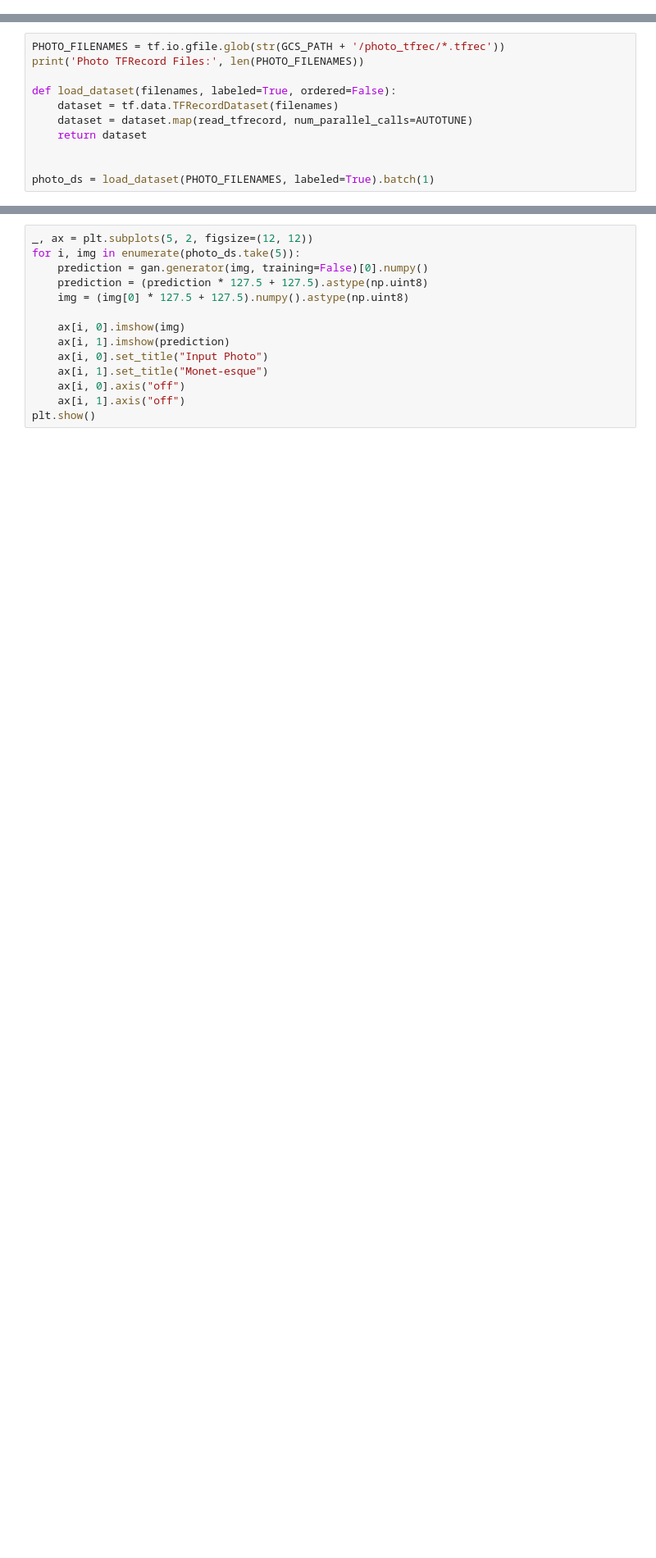
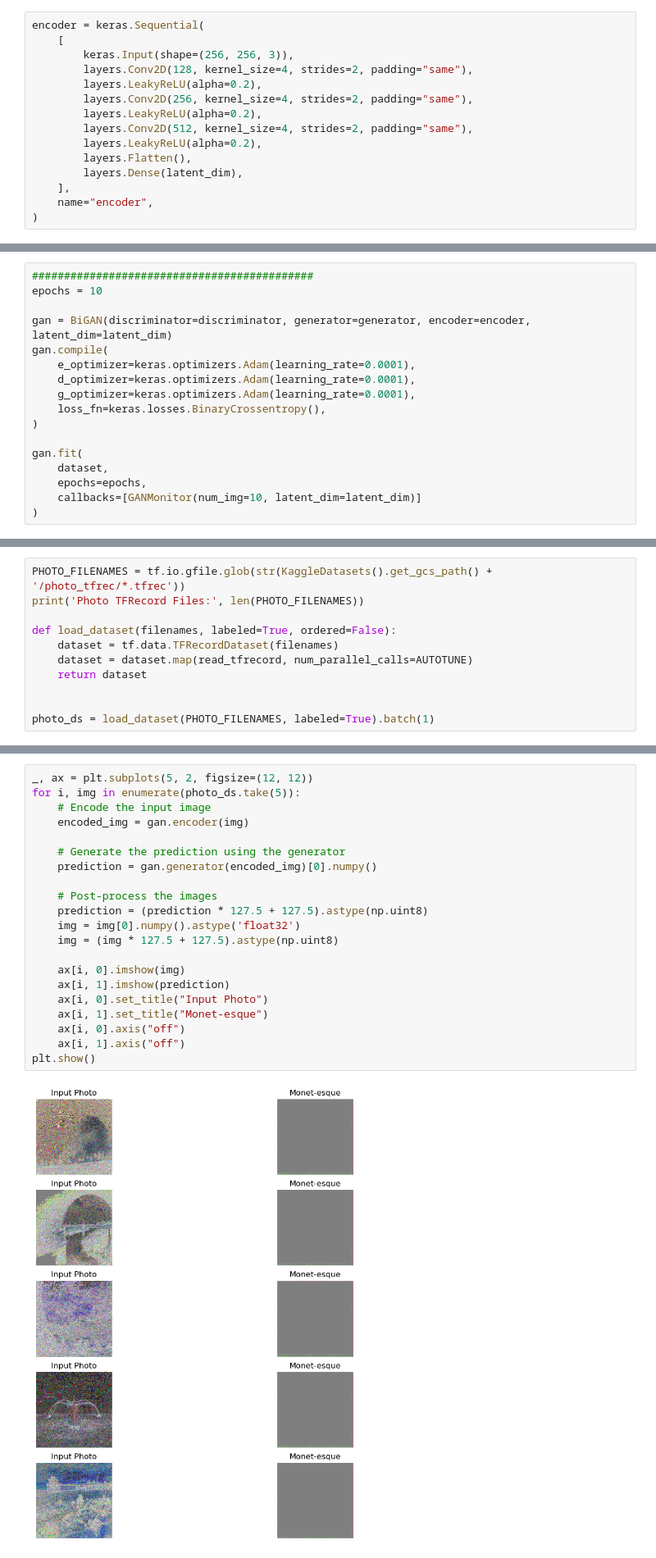
Before and after one commit to kristopher-smith/CycleGAN_Monet-Replication, a Jupyter notebook: GANs-from-scratch-with-keras.ipynb, the cells around one changed output, grey strips where cells are left out. Shown at 82% size. Drawn from its saved outputs; the diff is of its cells as text; blank space fills up the shorter version.

Commit message:
Kaggle Notebook | GANs From Scratch with Keras | Version 14

```diff
--- a/GANs-from-scratch-with-keras.ipynb
+++ b/GANs-from-scratch-with-keras.ipynb
@@ -461,0 +646,15 @@ gan.fit(
+# %%
+encoder = keras.Sequential(
+    [
+        keras.Input(shape=(256, 256, 3)),
+        layers.Conv2D(128, kernel_size=4, strides=2, padding="same"),
+        layers.LeakyReLU(alpha=0.2),
+        layers.Conv2D(256, kernel_size=4, strides=2, padding="same"),
+        layers.LeakyReLU(alpha=0.2),
+        layers.Conv2D(512, kernel_size=4, strides=2, padding="same"),
+        layers.LeakyReLU(alpha=0.2),
+        layers.Flatten(),
+        layers.Dense(latent_dim),
+    ],
+    name="encoder",
+)
@@ -461,0 +706,17 @@ gan.fit(
+# %%
+############################################
+epochs = 10
+
+gan = BiGAN(discriminator=discriminator, generator=generator, encoder=encoder, latent_dim=latent_dim)
+gan.compile(
+    e_optimizer=keras.optimizers.Adam(learning_rate=0.0001),
+    d_optimizer=keras.optimizers.Adam(learning_rate=0.0001),
+    g_optimizer=keras.optimizers.Adam(learning_rate=0.0001),
+    loss_fn=keras.losses.BinaryCrossentropy(),
+)
+
+gan.fit(
+    dataset,
+    epochs=epochs,
+    callbacks=[GANMonitor(num_img=10, latent_dim=latent_dim)]
+)
@@ -462,5 +745,5 @@ gan.fit(
 # %%
-PHOTO_FILENAMES = tf.io.gfile.glob(str(GCS_PATH + '/photo_tfrec/*.tfrec'))
+PHOTO_FILENAMES = tf.io.gfile.glob(str(KaggleDatasets().get_gcs_path() + '/photo_tfrec/*.tfrec'))
 print('Photo TFRecord Files:', len(PHOTO_FILENAMES))
 
 def load_dataset(filenames, labeled=True, ordered=False):
@@ -473,17 +758,26 @@ photo_ds = load_dataset(PHOTO_FILENAMES, labeled=True).batch(1)
 # %%
 _, ax = plt.subplots(5, 2, figsize=(12, 12))
 for i, img in enumerate(photo_ds.take(5)):
-    prediction = gan.generator(img, training=False)[0].numpy()
+    # Encode the input image
+    encoded_img = gan.encoder(img)
+
+    # Generate the prediction using the generator
+    prediction = gan.generator(encoded_img)[0].numpy()
+
+    # Post-process the images
     prediction = (prediction * 127.5 + 127.5).astype(np.uint8)
-    img = (img[0] * 127.5 + 127.5).numpy().astype(np.uint8)
+    img = img[0].numpy().astype('float32')
+    img = (img * 127.5 + 127.5).astype(np.uint8)
 
     ax[i, 0].imshow(img)
     ax[i, 1].imshow(prediction)
     ax[i, 0].set_title("Input Photo")
     ax[i, 1].set_title("Monet-esque")
     ax[i, 0].axis("off")
     ax[i, 1].axis("off")
 plt.show()
+# %% [output]
+[figure, added]
 # %%
 import PIL
 ! mkdir ../images
```
Also changed, not shown: parts of 21 cells of this notebook.
